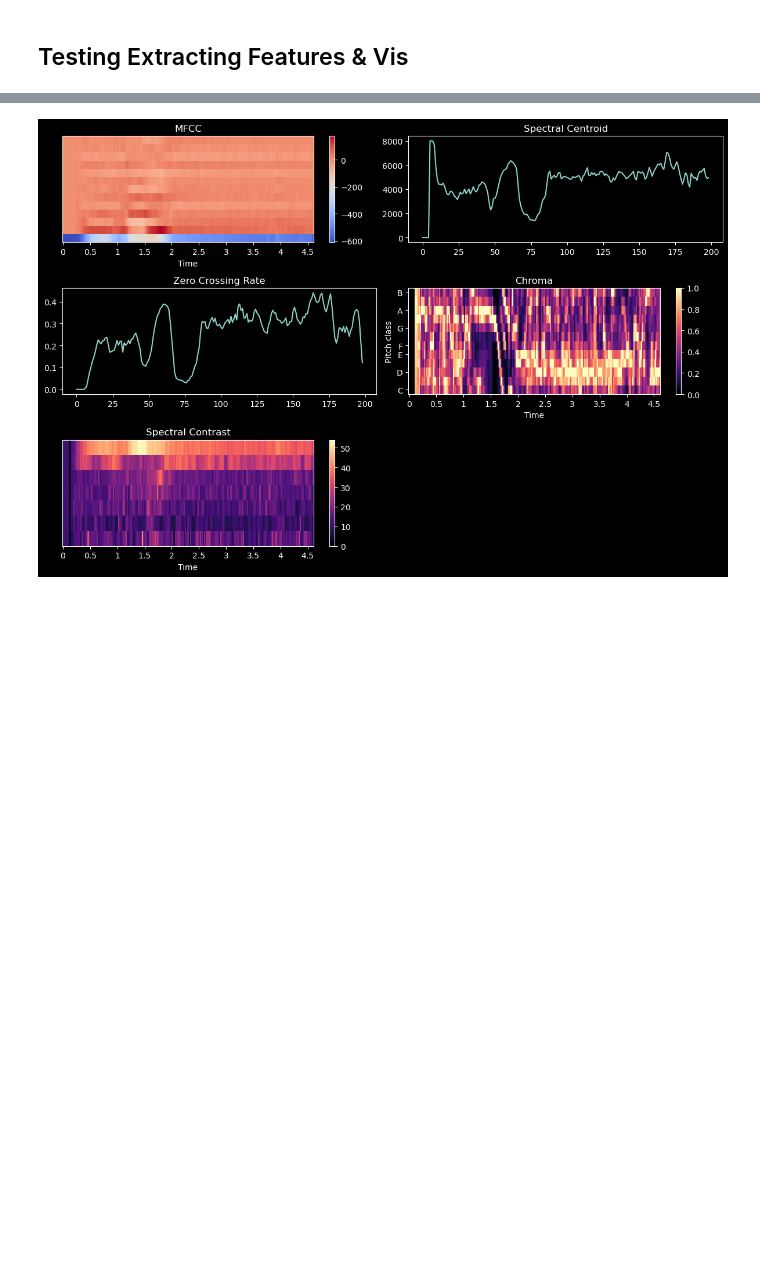
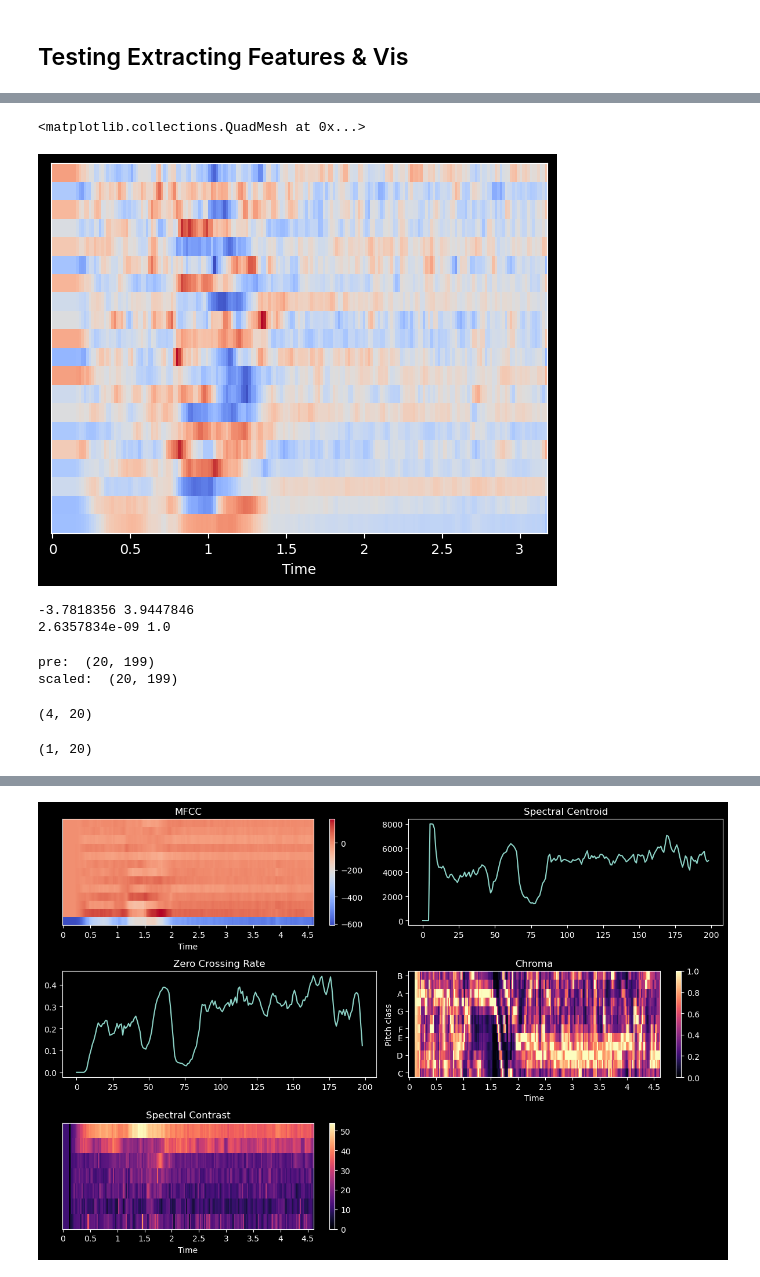
Before and after one commit to ConnorBar/audio, a Jupyter notebook: tone-recognition.ipynb, the cells around one changed output, grey strips where cells are left out. Drawn from its saved outputs; the diff is of its cells as text; code cells hidden in the pictures; blank space fills up the shorter version.

```diff
--- a/tone-recognition.ipynb
+++ b/tone-recognition.ipynb
@@ -121,0 +137,13 @@ result.to_csv("result.csv", index=False)
+# %%
+scaler = StandardScaler(with_mean=True, with_std=True)
+mfcc_scaled = scaler.fit_transform(mfcc.T).T
+librosa.display.specshow(mfcc_scaled, sr=sr, x_axis='time')
+# %% [output]
+<matplotlib.collections.QuadMesh at 0x...>
+[figure, added]
+# %%
+print(np.min(mfcc_scaled), np.max(mfcc_scaled))
+print(np.mean(mfcc_scaled), np.std(mfcc_scaled))
+# %% [output]
+-3.7818356 3.9447846
+2.6357834e-09 1.0
@@ -121,0 +152,16 @@ result.to_csv("result.csv", index=False)
+# %%
+print('pre: ', mfcc.shape)
+print('scaled: ', mfcc_scaled.shape)
+# %% [output]
+pre:  (20, 199)
+scaled:  (20, 199)
+# %%
+m = mfcc[0:4, 0:20]
+m.shape
+# %% [output]
+(4, 20)
+# %%
+s = spectral_centroids.reshape(1, -1)[:, 0:20]
+s.shape
+# %% [output]
+(1, 20)
```
Also changed, not shown: parts of 25 cells of this notebook, 11 other files.
